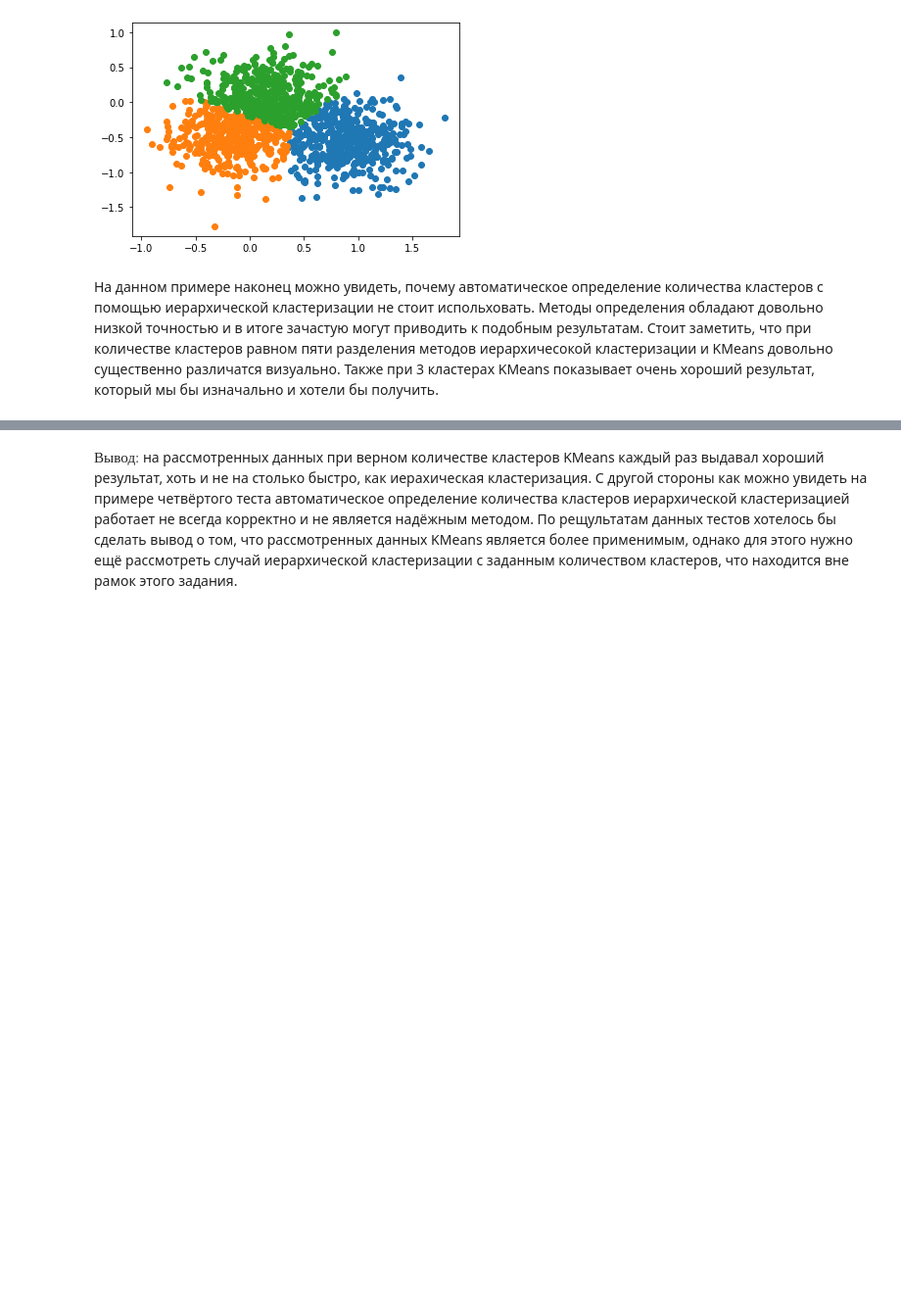
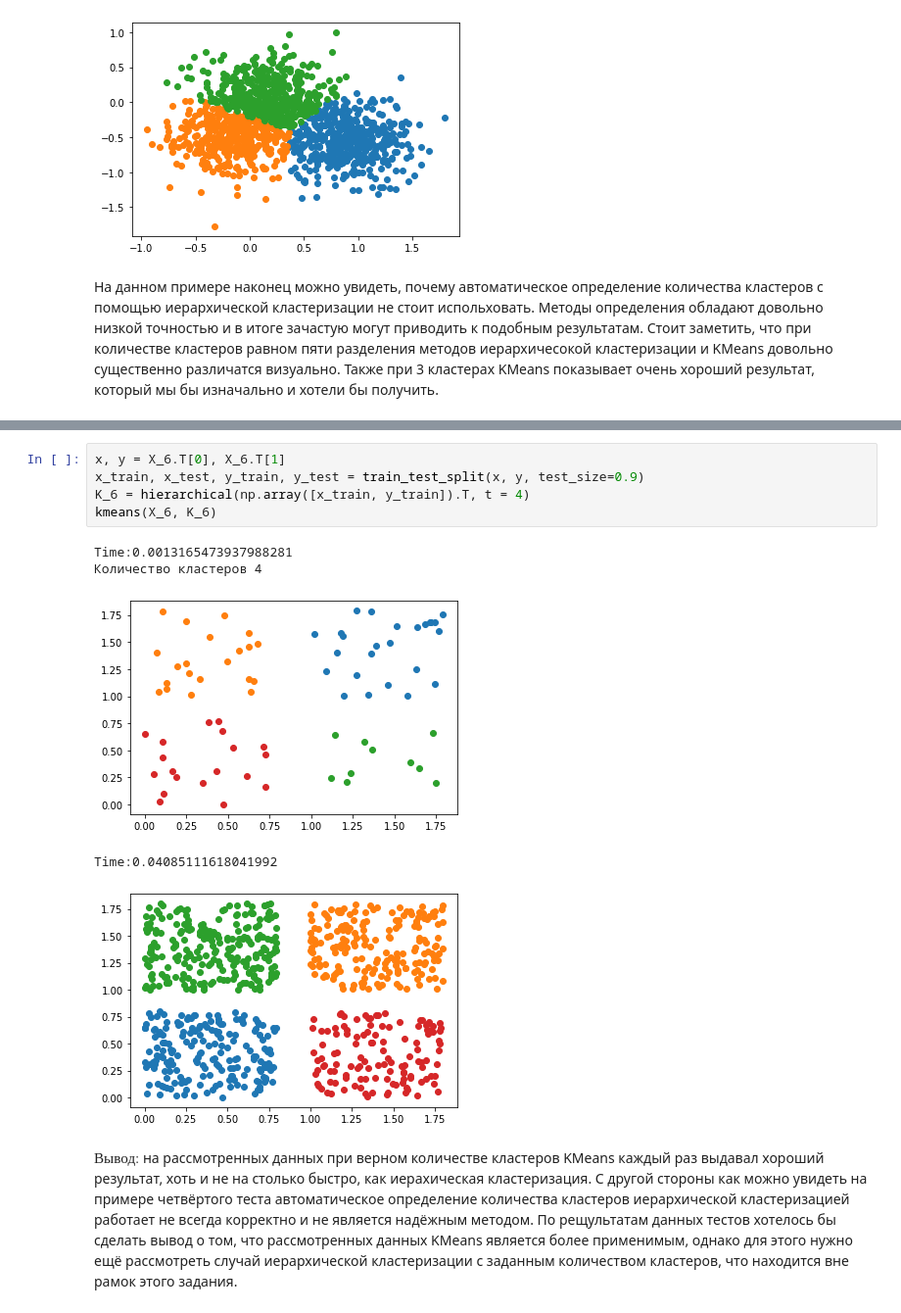
Before and after one commit to ReOT20/spbu_ml_s1_2021, a Jupyter notebook: kmeans_vs_hierarchical.ipynb, the cells around one changed output, grey strips where cells are left out. Shown at 98% size. Saved outputs shown, nothing was run; the diff lists cells and outputs as text; blank space fills up the shorter version.

```diff
--- a/kmeans_vs_hierarchical.ipynb
+++ b/kmeans_vs_hierarchical.ipynb
@@ -181,2 +207,13 @@ Time:0.0559844970703125
+# %%
+x, y = X_6.T[0], X_6.T[1]
+x_train, x_test, y_train, y_test = train_test_split(x, y, test_size=0.9)
+K_6 = hierarchical(np.array([x_train, y_train]).T, t = 4)
+kmeans(X_6, K_6)
+# %% [output]
+Time:0.0013165473937988281
+Количество кластеров 4
+[figure, added]
+Time:0.04085111618041992
+[figure, added]
 # %% [markdown]
 $\textbf{Вывод:}$ на рассмотренных данных при верном количестве кластеров KMeans каждый раз выдавал хороший результат, хоть и не на столько быстро, как иерахическая кластеризация. С другой стороны как можно увидеть на примере четвёртого теста автоматическое определение количества кластеров иерархической кластеризацией работает не всегда корректно и не является надёжным методом. По рещультатам данных тестов хотелось бы сделать вывод о том, что рассмотренных данных KMeans является более применимым, однако для этого нужно ещё рассмотреть случай иерархической кластеризации с заданным количеством кластеров, что находится вне рамок этого задания.
```
Also changed, not shown: parts of 6 cells of this notebook, 1 other file.
